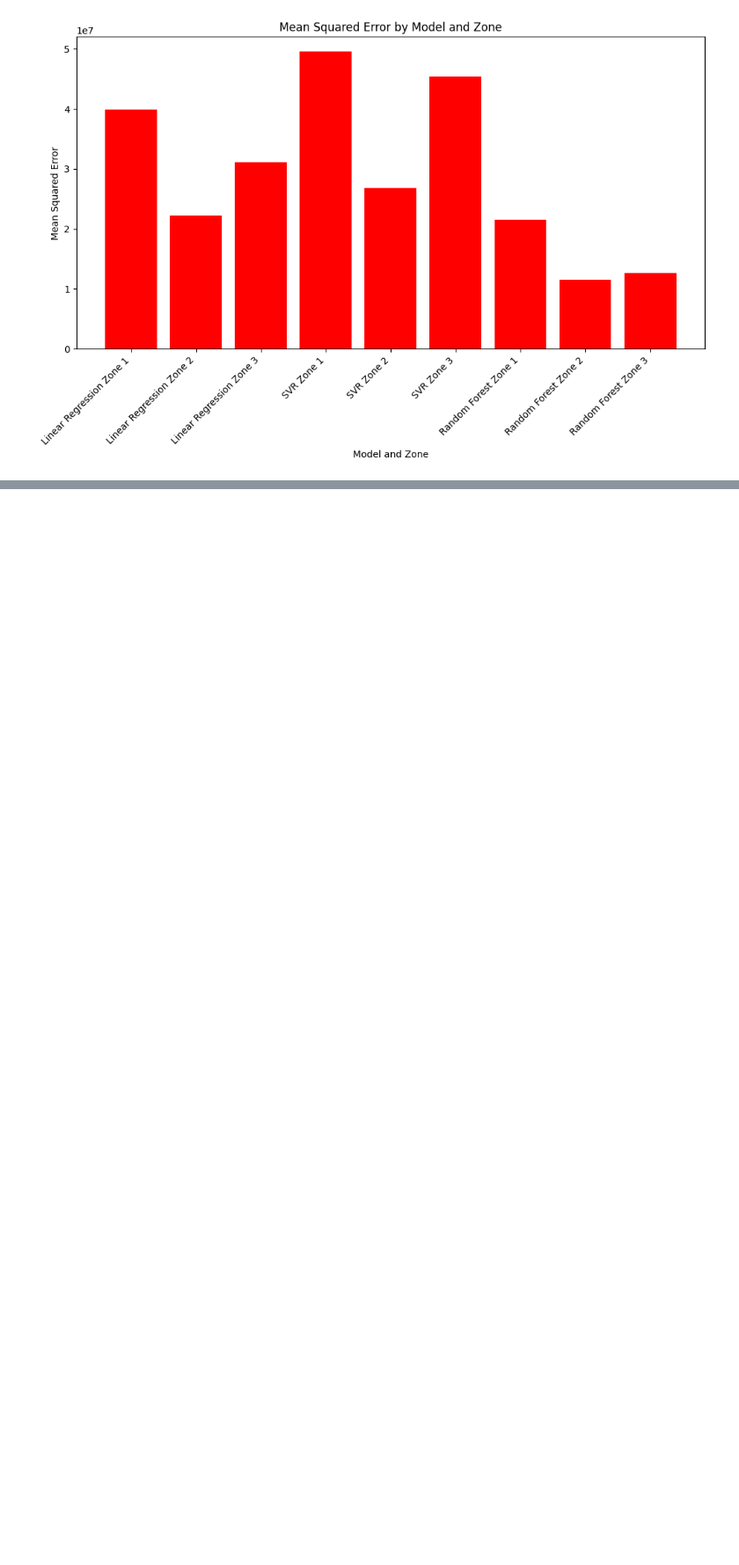
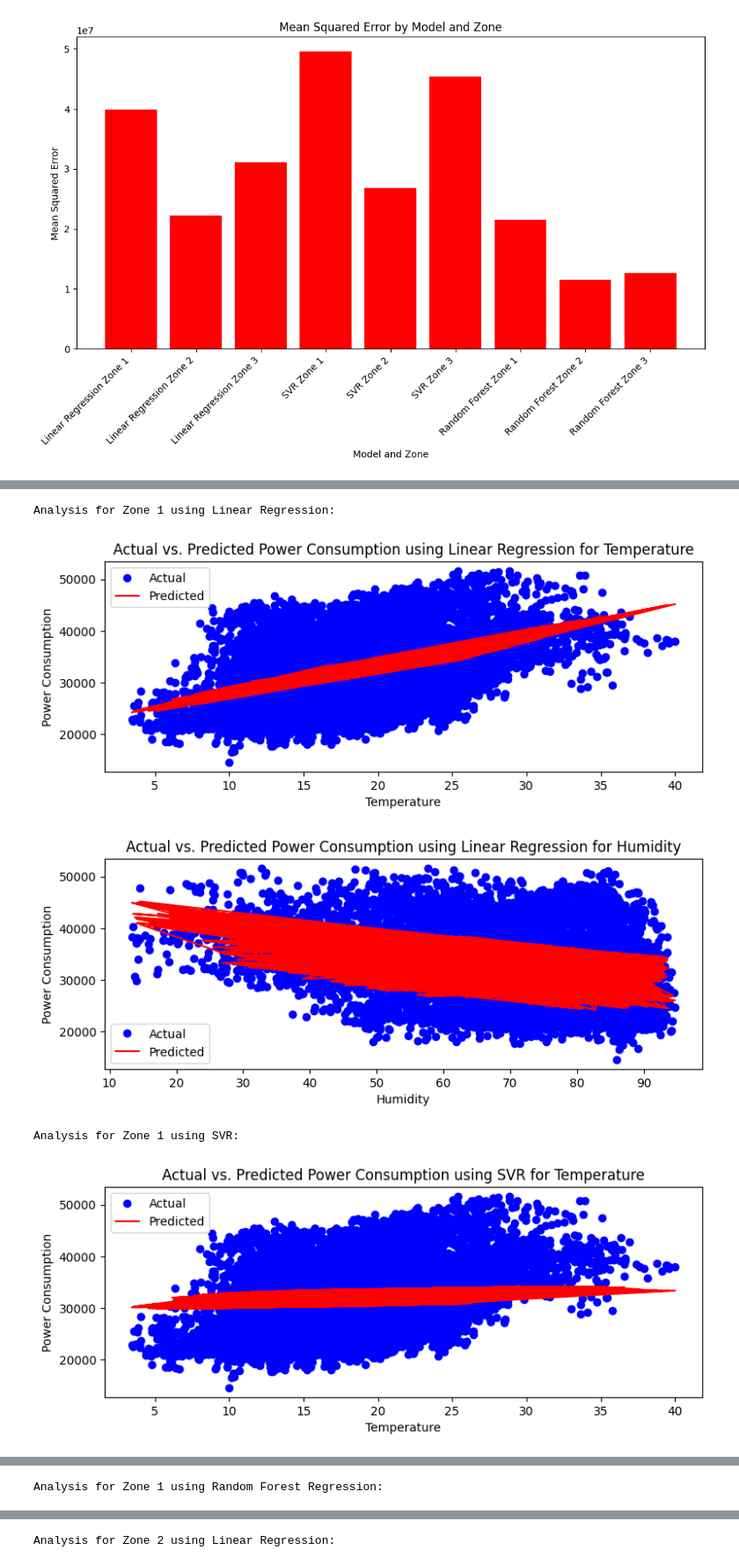
Before and after one commit to RashmithaEttadi/DataScienceProject, a Jupyter notebook: DSproject2.ipynb, the cells around one changed output, grey strips where cells are left out. Shown at 88% size. Cells and saved outputs as stored; diff of their text form; code cells hidden in the pictures; blank space fills up the shorter version.

```diff
--- a/DSproject2.ipynb
+++ b/DSproject2.ipynb
@@ -136,0 +288,72 @@ plt.show()
+# %%
+# @title
+import pandas as pd
+import numpy as np
+import matplotlib.pyplot as plt
+from sklearn.model_selection import train_test_split
+from sklearn.linear_model import LinearRegression
+from sklearn.svm import SVR
+from sklearn.ensemble import RandomForestRegressor
+
+# Load the dataset
+data = pd.read_csv('Tetuan_City_power_consumption.csv')
+
+# Selecting features (temperature and humidity) and target variables (power consumption) for each zone
+features = ['Temperature', 'Humidity']
+target_zone1 = 'Zone 1 Power Consumption'
+target_zone2 = 'Zone 2  Power Consumption'
+target_zone3 = 'Zone 3  Power Consumption'
+
+# Function to train and visualize regression models
+def train_and_visualize_model(X_train, X_test, y_train, y_test, model, model_name, feature_name):
+    # Train the model
+    model.fit(X_train, y_train)
+
+    # Make predictions
+    y_pred = model.predict(X_test)
+
+    # Visualize actual vs. predicted power consumption for temperature
+    plt.figure(figsize=(8, 6))
+    plt.subplot(2, 1, 1)
+    plt.plot(X_test[feature_name], y_test, 'bo', label='Actual')
+    plt.plot(X_test[feature_name], y_pred, 'r-', label='Predicted')
+    plt.xlabel(feature_name)
+    plt.ylabel('Power Consumption')
+    plt.title(f'Actual vs. Predicted Power Consumption using {model_name} for {feature_name}')
+    plt.legend()
+
+    plt.tight_layout()
+    plt.show()
+
+# Splitting the data for each zone and performing analysis
+for zone, target in zip(['Zone 1', 'Zone 2', 'Zone 3'], [target_zone1, target_zone2, target_zone3]):
+    # Selecting features and target variable for the current zone
+    X = data[features]
+    y = data[target]
+
+    # Splitting data into training and testing sets
+    X_train, X_test, y_train, y_test = train_test_split(X, y, test_size=0.2, random_state=42)
+
+    # Linear Regression
+    lr_model = LinearRegression()
+    print(f"Analysis for {zone} using Linear Regression:")
+    train_and_visualize_model(X_train, X_test, y_train, y_test, lr_model, 'Linear Regression', 'Temperature')
+    train_and_visualize_model(X_train, X_test, y_train, y_test, lr_model, 'Linear Regression', 'Humidity')
+
+    # SVR
+    svr_model = SVR(kernel='rbf')
+    print(f"Analysis for {zone} using SVR:")
+    train_and_visualize_model(X_train, X_test, y_train, y_test, svr_model, 'SVR', 'Temperature')
+    train_and_visualize_model(X_train, X_test, y_train, y_test, svr_model, 'SVR', 'Humidity')
+
+    # Random Forest Regression
+    rf_model = RandomForestRegressor(n_estimators=100, random_state=42)
+    print(f"Analysis for {zone} using Random Forest Regression:")
+    train_and_visualize_model(X_train, X_test, y_train, y_test, rf_model, 'Random Forest Regression', 'Temperature')
+    train_and_visualize_model(X_train, X_test, y_train, y_test, rf_model, 'Random Forest Regression', 'Humidity')
+# %% [output]
+Analysis for Zone 1 using Linear Regression:
+[figure, added]
+[figure, added]
+Analysis for Zone 1 using SVR:
+[figure, added]
@@ -136,0 +361 @@ plt.show()
+Analysis for Zone 1 using Random Forest Regression:
@@ -136,0 +364 @@ plt.show()
+Analysis for Zone 2 using Linear Regression:
```
Also changed, not shown: parts of 3 cells of this notebook.
